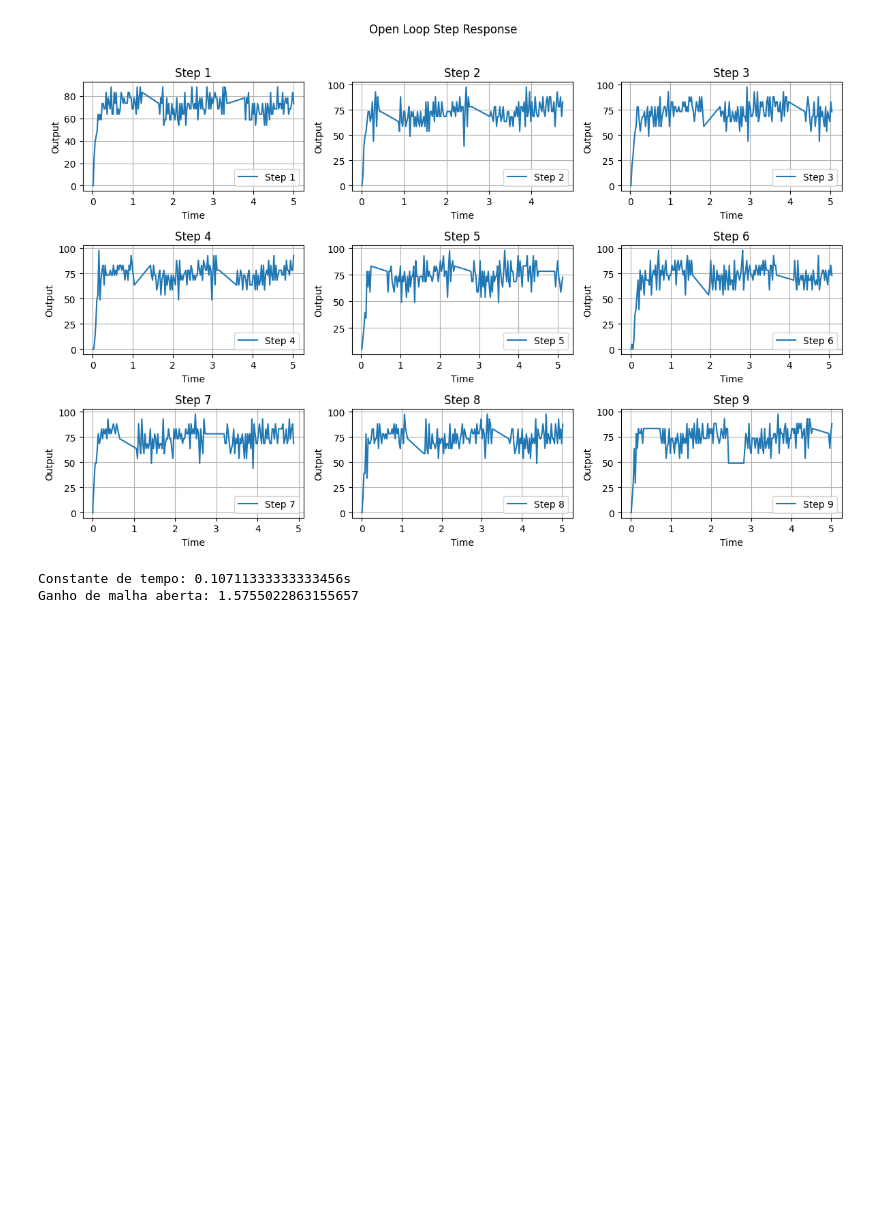
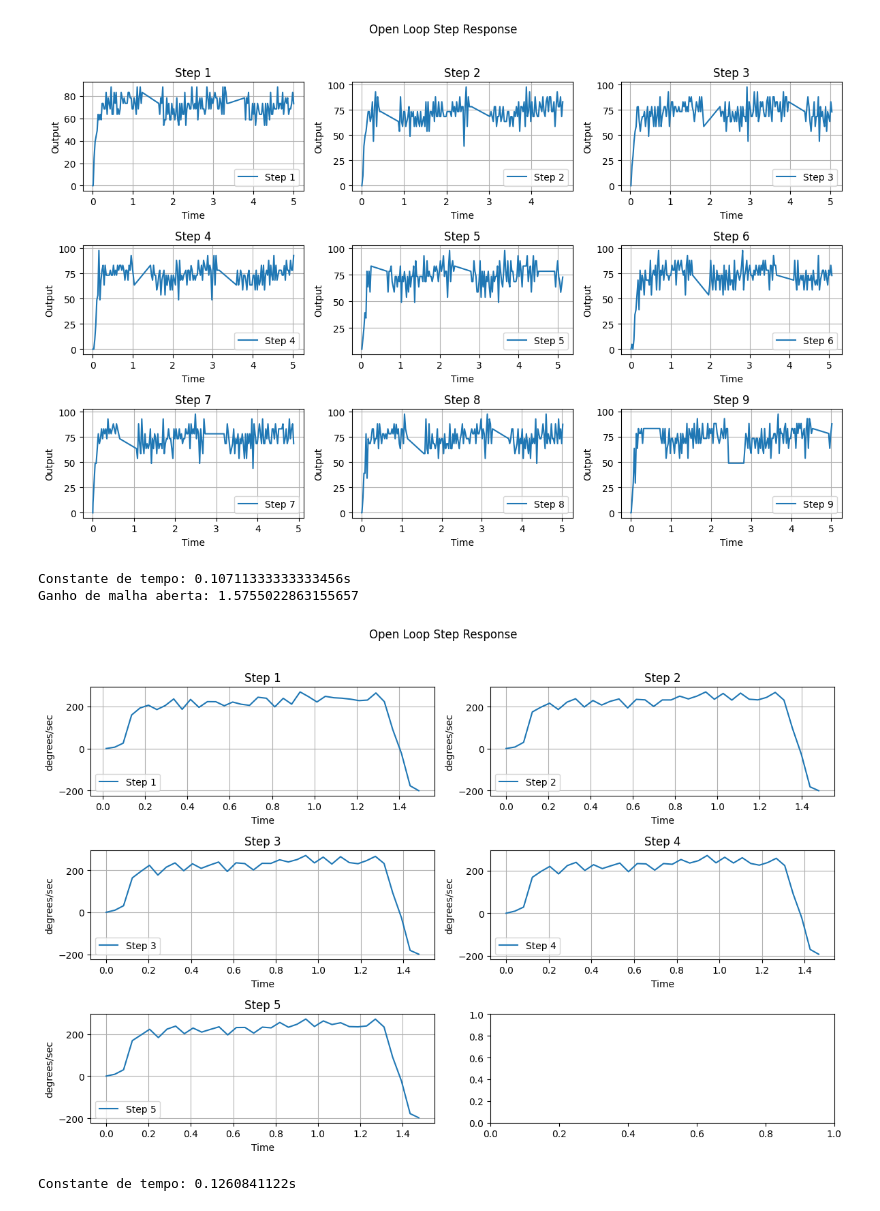
Before and after one commit to Telepresence-UFABC/Controller, a Jupyter notebook: plot_data/dataviz.ipynb, the cells around one changed output. Saved outputs shown, nothing was run; the diff lists cells and outputs as text; code cells hidden in the pictures; blank space fills up the shorter version.

```diff
--- a/plot_data/dataviz.ipynb
+++ b/plot_data/dataviz.ipynb
@@ -83,3 +83,34 @@ with open("../system_parameters/motor_1.info", "w") as file:
         "tau": tau.mean(),
         "K":1/ss_err.mean()
     }, file)
+# %%
+tau, ss_err = [], []
+# %%
+fig, axs = plt.subplots(3, 2, figsize=(12, 8))
+fig.suptitle('Open Loop Step Response')
+
+for i in range(1, 6):
+    file_path = f'/home/nikolas/Documents/GitHub/Controller/raspberry_pi/logs/{i}_step_open_loop_2024-01-10 21:17:14.762576.csv'
+    df = pd.read_csv(file_path).query("Tempo <= 1.5")
+    row, col = divmod(i-1, 2)
+
+    ss_speed = df.query("Tempo >= 0.2 and Tempo <= 1.2").Velocidade.mean()
+    tau.append(df.loc[df["Velocidade"] >= 0.63*ss_speed].iloc[0, 0])
+
+    axs[row, col].plot(df['Tempo'], df['Velocidade']*60, label=f'Step {i}')
+    axs[row, col].set_title(f'Step {i}')
+    axs[row, col].set_xlabel('Time')
+    axs[row, col].set_ylabel('degrees/sec')
+    axs[row, col].legend()
+    axs[row, col].grid(True)
+
+plt.tight_layout(rect=(0, 0, 1, 0.96))
+
+plt.show()
+# %% [output]
+[figure, added]
+# %%
+tau = np.array(tau)
+print(f"Constante de tempo: {tau.mean()}s")
+# %% [output]
+Constante de tempo: 0.1260841122s
```
Also changed, not shown: parts of 3 cells of this notebook, 10 other files.
